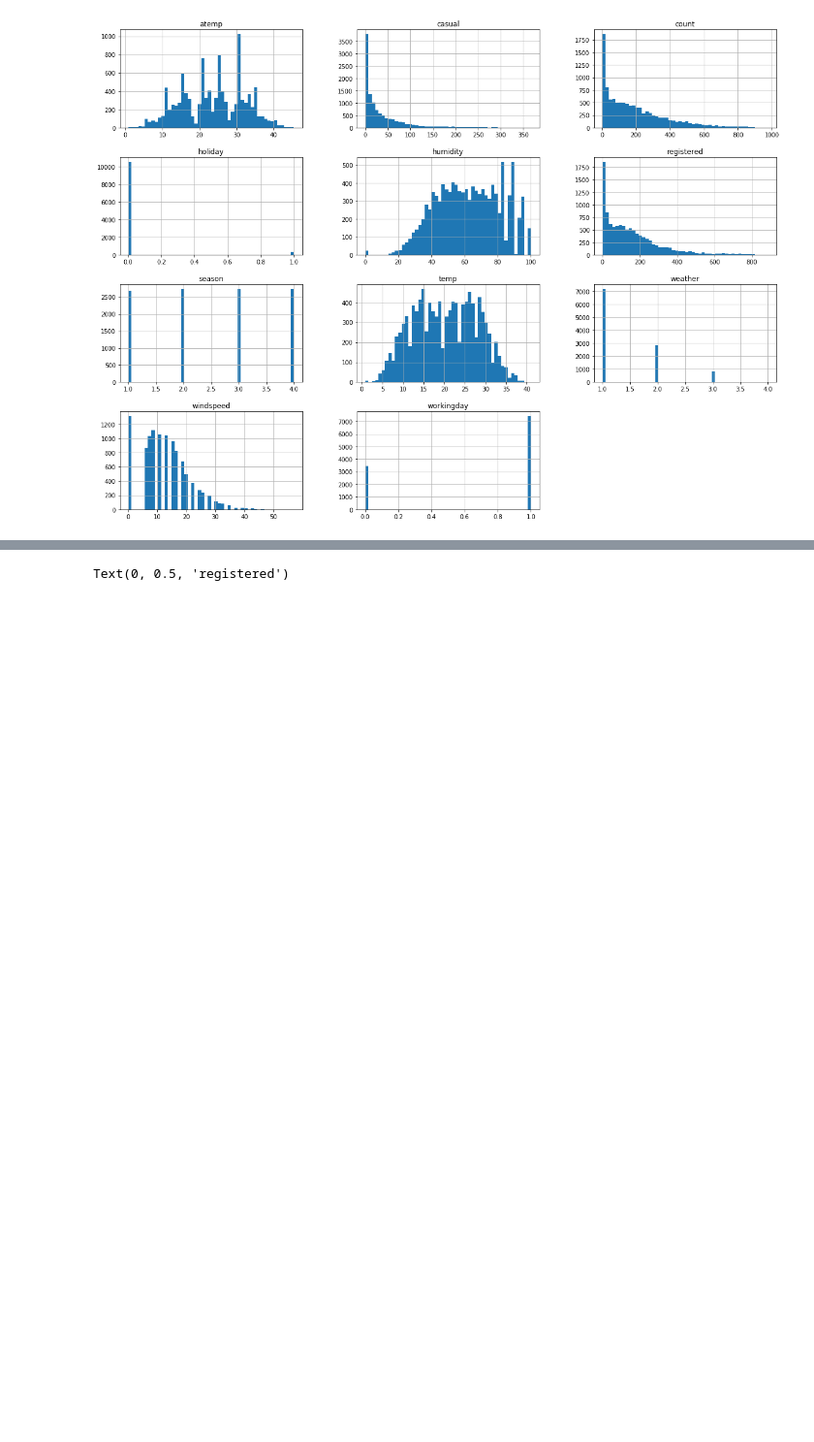
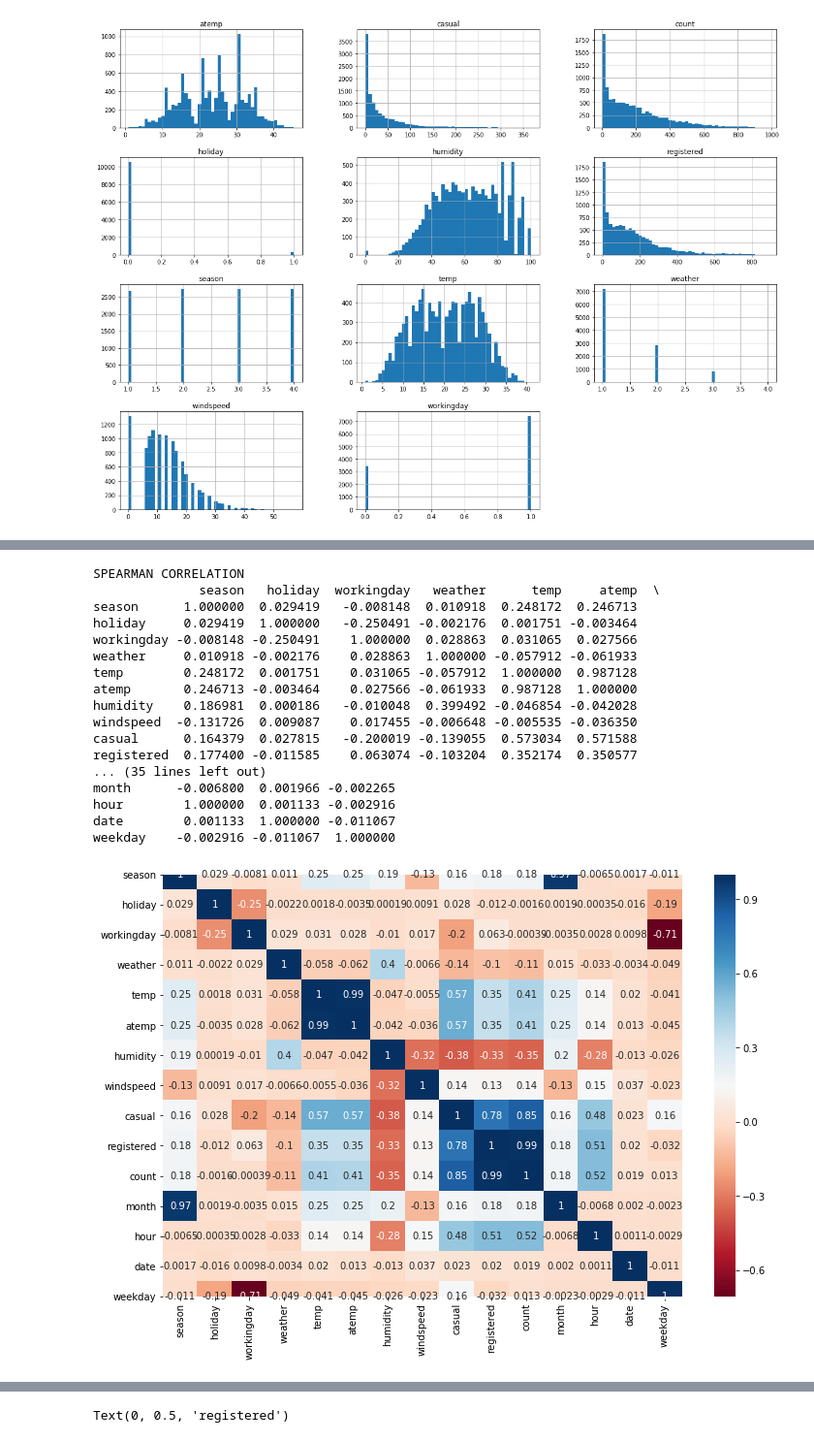
Before and after one commit to EdKsenia/AnalysisSem, a Jupyter notebook: Analis.ipynb, the cells around one changed output, grey strips where cells are left out. Shown at 97% size. Saved outputs shown, nothing was run; the diff lists cells and outputs as text; code cells hidden in the pictures; blank space fills up the shorter version.

```diff
--- a/Analis.ipynb
+++ b/Analis.ipynb
@@ -199,0 +190,25 @@ train.head()
+# %%
+print("SPEARMAN CORRELATION")
+print(train.corr(method="spearman"))
+ax, fig = plt.subplots(figsize=(12,8))
+sns.heatmap(train.corr(method="spearman"), annot =True, cmap='RdBu')
+plt.show()
+# %% [output]
+SPEARMAN CORRELATION
+              season   holiday  workingday   weather      temp     atemp  \
+season      1.000000  0.029419   -0.008148  0.010918  0.248172  0.246713
+holiday     0.029419  1.000000   -0.250491 -0.002176  0.001751 -0.003464
+workingday -0.008148 -0.250491    1.000000  0.028863  0.031065  0.027566
+weather     0.010918 -0.002176    0.028863  1.000000 -0.057912 -0.061933
+temp        0.248172  0.001751    0.031065 -0.057912  1.000000  0.987128
+atemp       0.246713 -0.003464    0.027566 -0.061933  0.987128  1.000000
+humidity    0.186981  0.000186   -0.010048  0.399492 -0.046854 -0.042028
+windspeed  -0.131726  0.009087    0.017455 -0.006648 -0.005535 -0.036350
+casual      0.164379  0.027815   -0.200019 -0.139055  0.573034  0.571588
+registered  0.177400 -0.011585    0.063074 -0.103204  0.352174  0.350577
+... (35 lines left out)
+month      -0.006800  0.001966 -0.002265
+hour        1.000000  0.001133 -0.002916
+date        0.001133  1.000000 -0.011067
+weekday    -0.002916 -0.011067  1.000000
+[figure, added]
```
Also changed, not shown: parts of 27 cells of this notebook, 1 other file.
